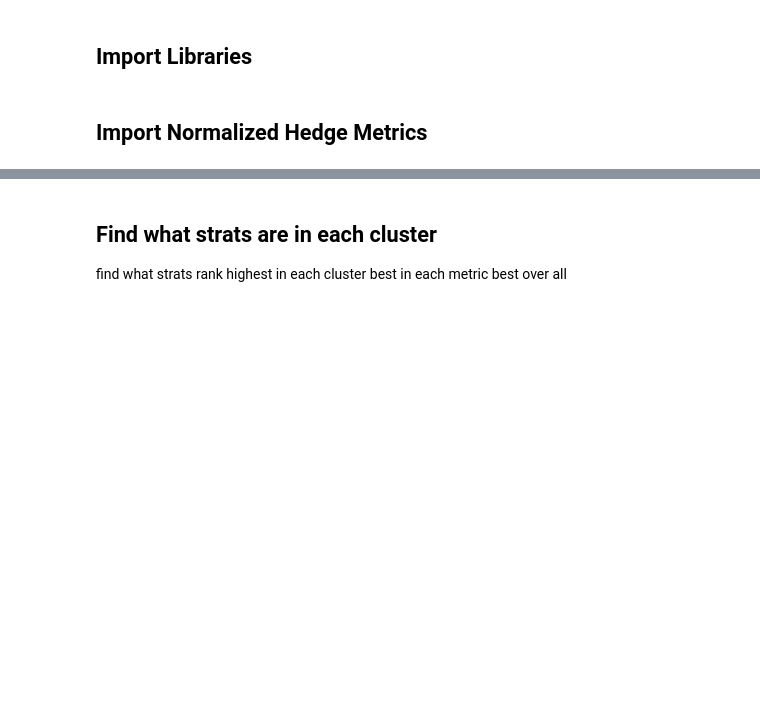
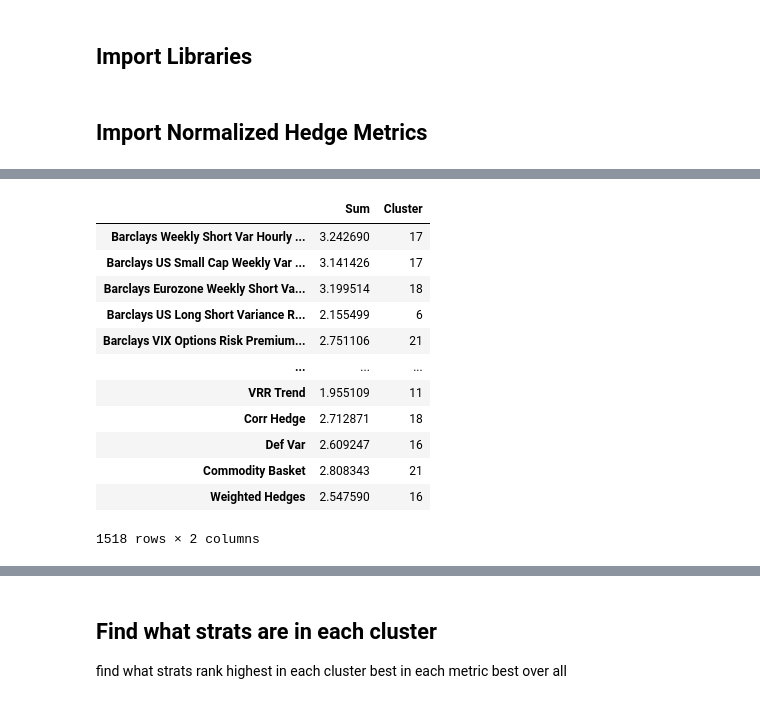
Before and after one commit to pforjoeUPS/RMP, a Jupyter notebook: Cluster Analysis/scripts/Cluster Analysis-Copy1.ipynb, the cells around one changed output, grey strips where cells are left out. Saved outputs shown, nothing was run; the diff lists cells and outputs as text; code cells hidden in the pictures; blank space fills up the shorter version.

```diff
--- a/Cluster Analysis/scripts/Cluster Analysis-Copy1.ipynb
+++ b/Cluster Analysis/scripts/Cluster Analysis-Copy1.ipynb
@@ -48,3 +179,19 @@ normalized_hm.head(20)
+# %%
+normalized_hm
+# %% [output]
+|  | Sum | Cluster |
+| Barclays Weekly Short Var Hourly ... | 3.242690 | 17 |
+| Barclays US Small Cap Weekly Var ... | 3.141426 | 17 |
+| Barclays Eurozone Weekly Short Va... | 3.199514 | 18 |
+| Barclays US Long Short Variance R... | 2.155499 | 6 |
+| Barclays VIX Options Risk Premium... | 2.751106 | 21 |
+| ... | ... | ... |
+| VRR Trend | 1.955109 | 11 |
+| Corr Hedge | 2.712871 | 18 |
+| Def Var | 2.609247 | 16 |
+| Commodity Basket | 2.808343 | 21 |
+| Weighted Hedges | 2.547590 | 16 |
+1518 rows × 2 columns
 # %%
 
 # Assume you have your data stored in a numpy array called 'data'
```
Also changed, not shown: parts of 9 cells of this notebook.
